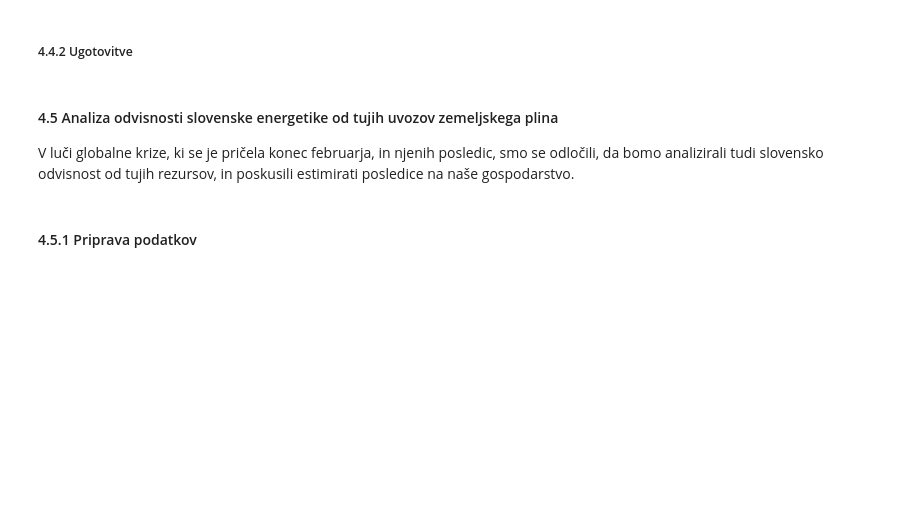
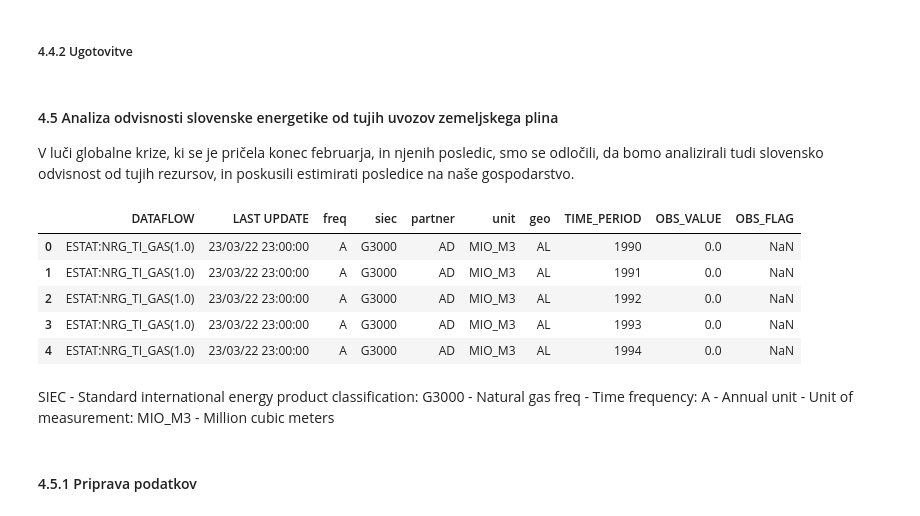
Before and after one commit to cugalord/PR21_NVZ-LS-BK-NZ, a Jupyter notebook: src/energy_production_analysis.ipynb, the cells around one changed output. Drawn from its saved outputs; the diff is of its cells as text; code cells hidden in the pictures; blank space fills up the shorter version.

```diff
--- a/src/energy_production_analysis.ipynb
+++ b/src/energy_production_analysis.ipynb
@@ -317,5 +317,20 @@ Po pričakovanjih smo opazili, da samoproizvajalci ne proizvedejo nič el. energ
 #### 4.5 Analiza odvisnosti slovenske energetike od tujih uvozov zemeljskega plina
 
 V luči globalne krize, ki se je pričela konec februarja, in njenih posledic, smo se odločili, da bomo analizirali tudi slovensko odvisnost od tujih rezursov, in poskusili estimirati posledice na naše gospodarstvo.
+# %%
+gas_imports_by_country = de.read('../data/eurostat-data/import_slo_gas_by_country.csv')
+
+mu.display_side_by_side(gas_imports_by_country.head())
+# %% [output]
+|  | DATAFLOW | LAST UPDATE | freq | siec | partner | unit | geo | TIME_PERIOD | OBS_VALUE | OBS_FLAG |
+| 0 | ESTAT:NRG_TI_GAS(1.0) | 23/03/22 23:00:00 | A | G3000 | AD | MIO_M3 | AL | 1990 | 0.0 | NaN |
+| 1 | ESTAT:NRG_TI_GAS(1.0) | 23/03/22 23:00:00 | A | G3000 | AD | MIO_M3 | AL | 1991 | 0.0 | NaN |
+| 2 | ESTAT:NRG_TI_GAS(1.0) | 23/03/22 23:00:00 | A | G3000 | AD | MIO_M3 | AL | 1992 | 0.0 | NaN |
+| 3 | ESTAT:NRG_TI_GAS(1.0) | 23/03/22 23:00:00 | A | G3000 | AD | MIO_M3 | AL | 1993 | 0.0 | NaN |
+| 4 | ESTAT:NRG_TI_GAS(1.0) | 23/03/22 23:00:00 | A | G3000 | AD | MIO_M3 | AL | 1994 | 0.0 | NaN |
+# %% [markdown]
+SIEC - Standard international energy product classification: G3000 - Natural gas
+freq - Time frequency: A - Annual
+unit - Unit of measurement: MIO_M3 - Million cubic meters
 # %% [markdown]
 #### 4.5.1 Priprava podatkov
```
Also changed, not shown: parts of 1 cell of this notebook.
